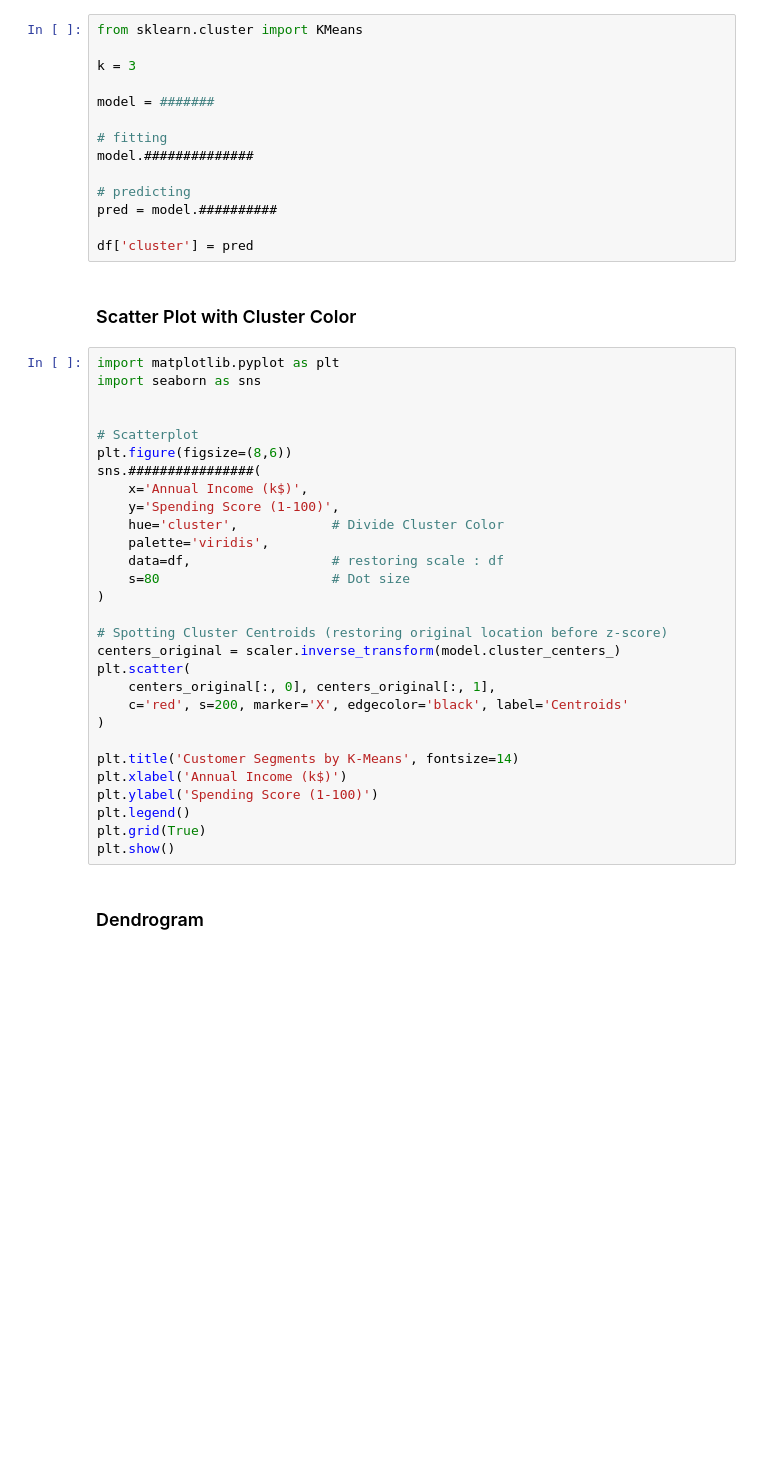
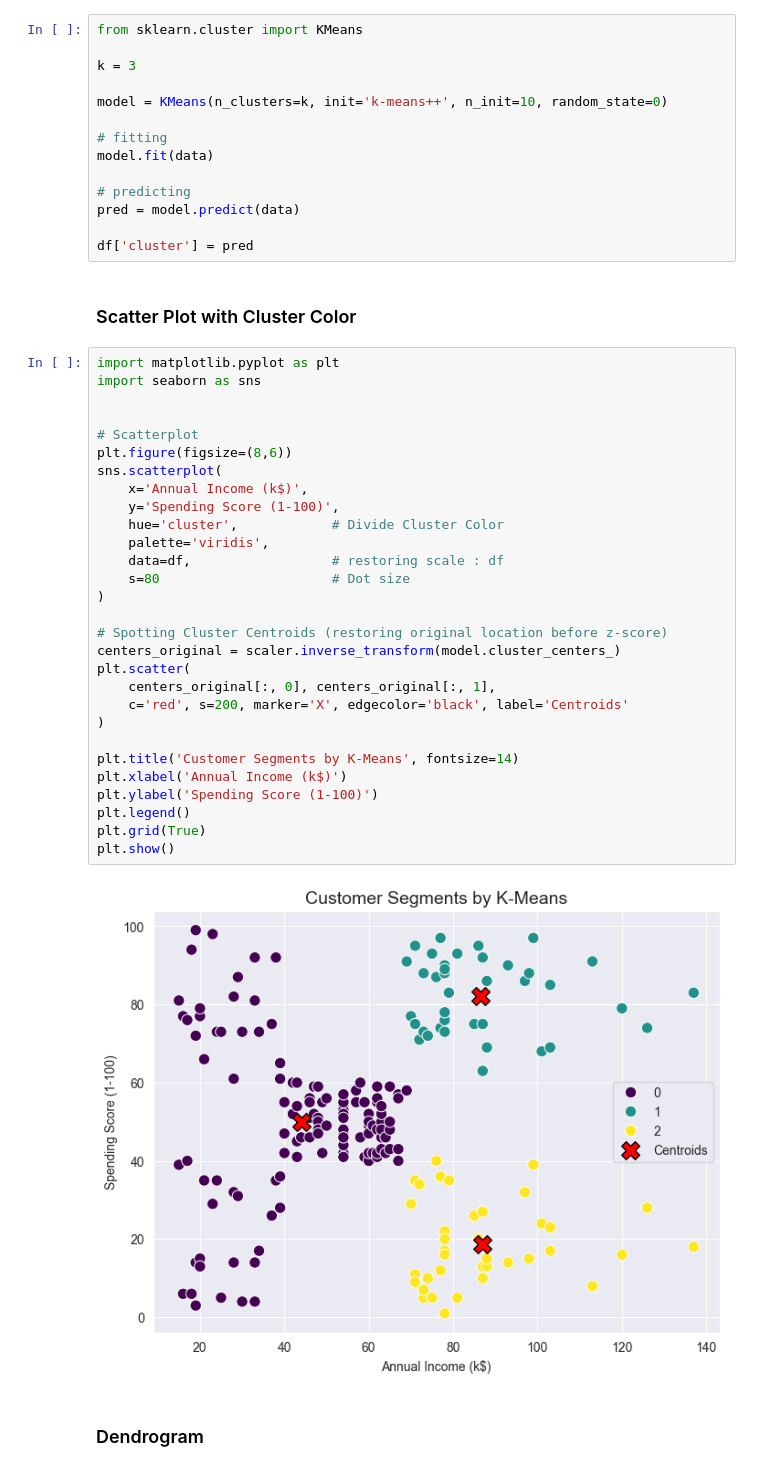
Before and after one commit to Edeline24601/ai-assignment, a Jupyter notebook: [AI2025]_Clustering.ipynb, the cells around one changed output. Saved outputs shown, nothing was run; the diff lists cells and outputs as text; blank space fills up the shorter version.

```diff
--- a/[AI2025]_Clustering.ipynb
+++ b/[AI2025]_Clustering.ipynb
@@ -67,13 +90,13 @@ from sklearn.cluster import KMeans
 
 k = 3
 
-model = #######
+model = KMeans(n_clusters=k, init='k-means++', n_init=10, random_state=0)
 
 # fitting
-model.##############
+model.fit(data)
 
 # predicting
-pred = model.##########
+pred = model.predict(data)
 
 df['cluster'] = pred
 # %% [markdown]
@@ -81,32 +104,34 @@ df['cluster'] = pred
 # %%
 import matplotlib.pyplot as plt
 import seaborn as sns
 
 
 # Scatterplot
 plt.figure(figsize=(8,6))
-sns.################(
+sns.scatterplot(
     x='Annual Income (k$)',
     y='Spending Score (1-100)',
     hue='cluster',            # Divide Cluster Color
     palette='viridis',
     data=df,                  # restoring scale : df
     s=80                      # Dot size
 )
 
 # Spotting Cluster Centroids (restoring original location before z-score)
 centers_original = scaler.inverse_transform(model.cluster_centers_)
 plt.scatter(
     centers_original[:, 0], centers_original[:, 1],
     c='red', s=200, marker='X', edgecolor='black', label='Centroids'
 )
 
 plt.title('Customer Segments by K-Means', fontsize=14)
 plt.xlabel('Annual Income (k$)')
 plt.ylabel('Spending Score (1-100)')
 plt.legend()
 plt.grid(True)
 plt.show()
+# %% [output]
+[figure, added]
 # %% [markdown]
 ### Dendrogram
 # %%
```
Also changed, not shown: parts of 7 cells of this notebook.
